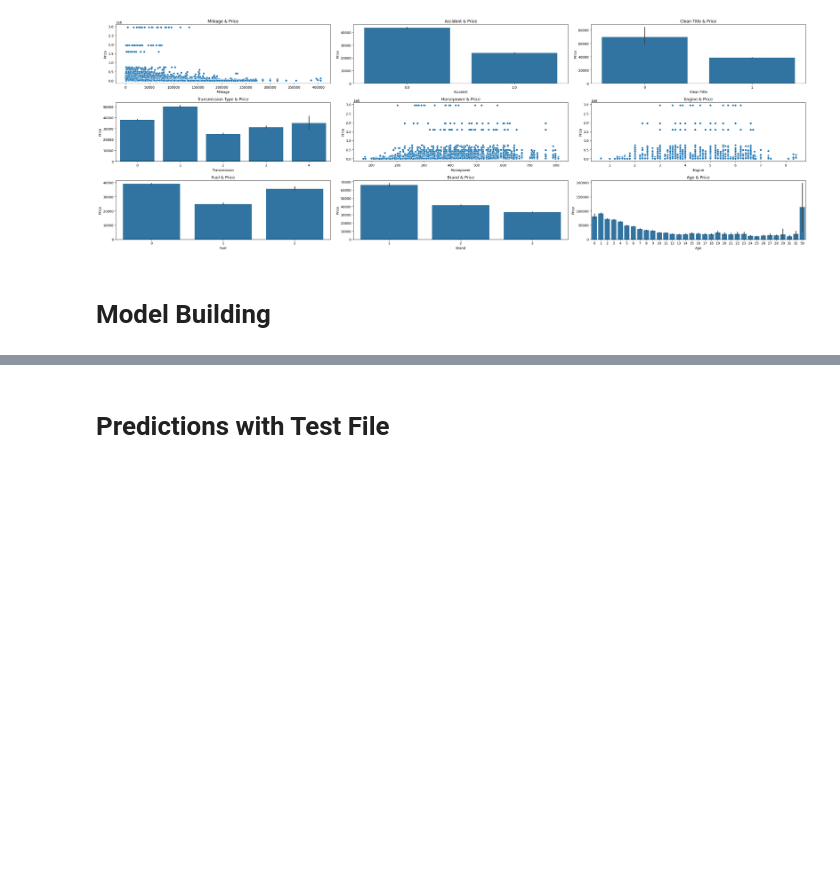
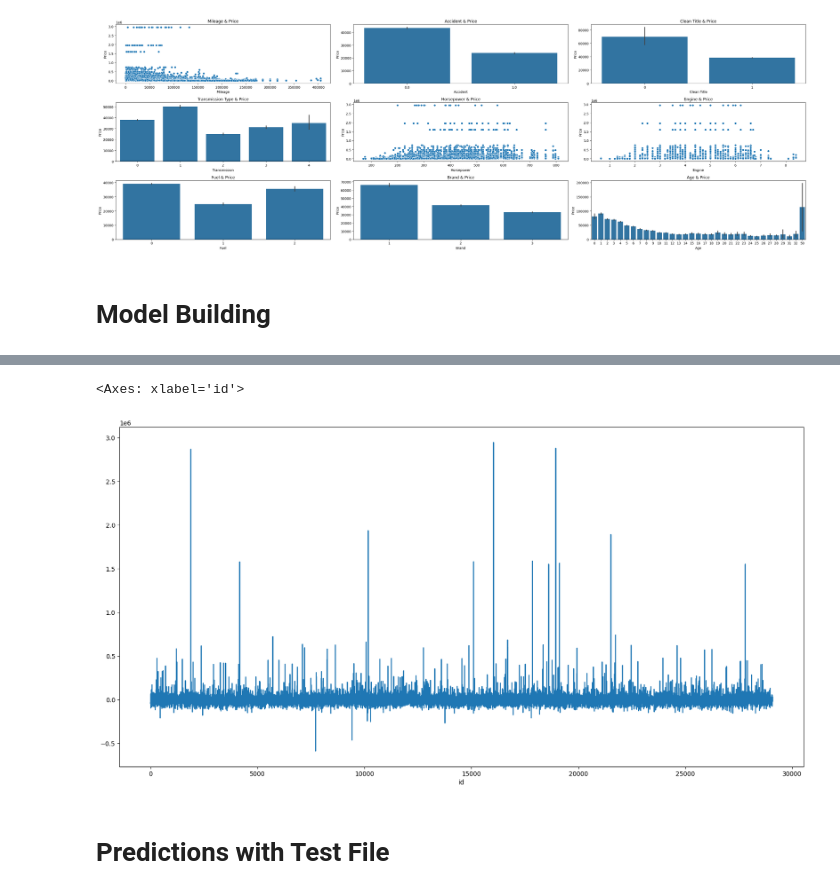
Before and after one commit to aneesakram/regression-of-used-car-prices, a Jupyter notebook: carPriceReg.ipynb, the cells around one changed output, grey strips where cells are left out. Drawn from its saved outputs; the diff is of its cells as text; code cells hidden in the pictures; blank space fills up the shorter version.

```diff
--- a/carPriceReg.ipynb
+++ b/carPriceReg.ipynb
@@ -472,16 +470,17 @@ X_train, X_test, y_train, y_test = train_test_split(X, y, test_size=0.2, random_
 dtrain_reg = xgb.DMatrix(X_train, y_train)
 dtest_reg = xgb.DMatrix(X_test, y_test)
 
-params = {"objective" : "reg:squarederror", "tree_method" : "hist", "device" : "cuda"}
+params = {"objective" : "reg:squarederror", "tree_method" : "hist",
+          "device" : "cuda", "learning_rate" : 0.01, "max_depth" : 3}
 
 evals = [(dtrain_reg, 'train'), (dtest_reg, 'eval')]
 
 xgb_model = xgb.train(
     params=params,
     dtrain=dtrain_reg,
-    num_boost_round=500,
+    num_boost_round=10000,
     evals=evals,
-    verbose_eval=25,
-    early_stopping_rounds=25,
+    verbose_eval=100,
+    early_stopping_rounds=100,
 )
 # %% [output]
@@ -497,0 +514,3 @@ RMSE: 68025.28446894241
+# %%
+train_df['Predictions'] = pd.Series(preds)
+train_df.head()
@@ -497,0 +530,4 @@ RMSE: 68025.28446894241
+# %%
+train_df['price'] = pd.Series(y)
+train_df['difference'] = train_df['price'] - train_df['Predictions']
+train_df.head()
@@ -498,3 +552,8 @@ RMSE: 68025.28446894241
+# %%
+train_df['difference'].plot(figsize=(20, 10))
+# %% [output]
+<Axes: xlabel='id'>
+[figure, added]
 # %% [markdown]
 # Predictions with Test File
 # %%
```
Also changed, not shown: parts of 6 cells of this notebook.
